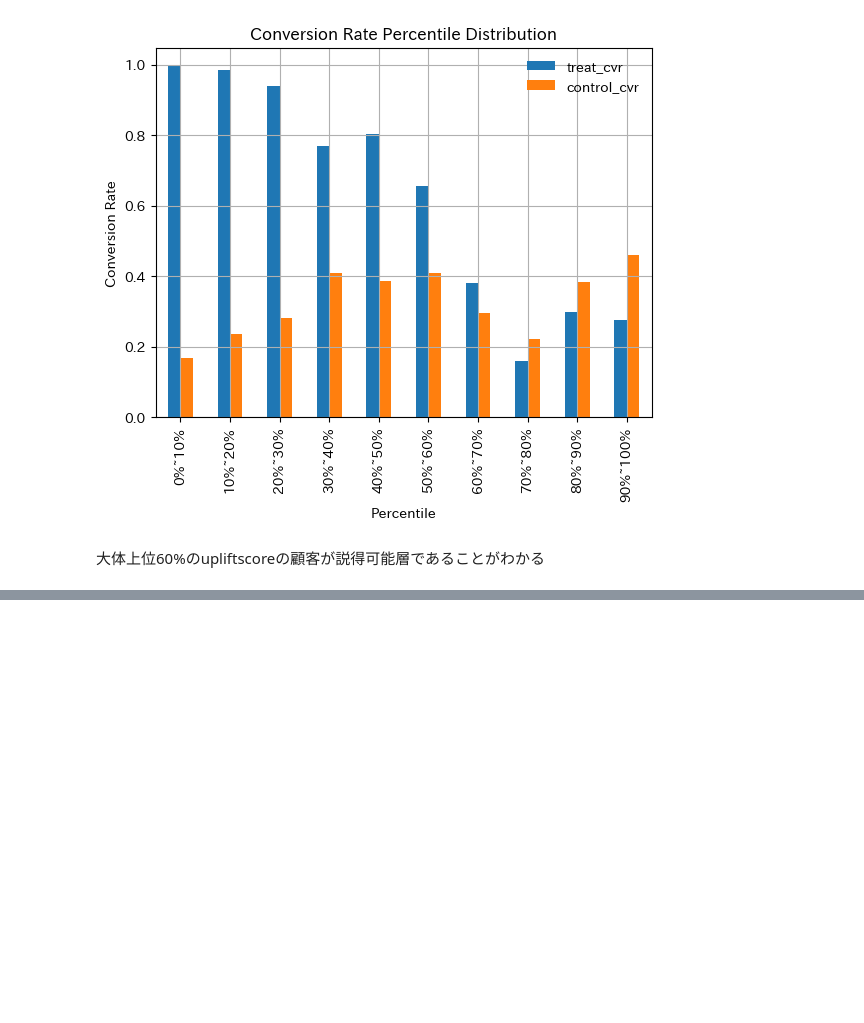
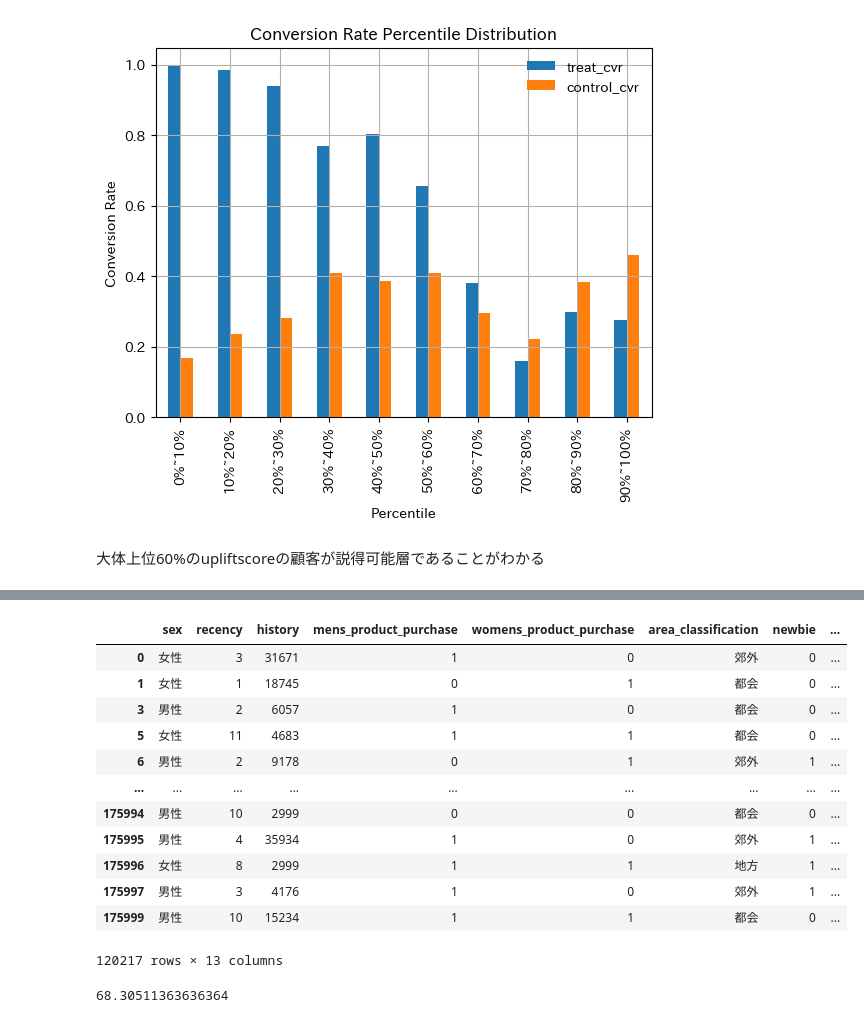
Before and after one commit to Lisankk/Dirisl_Phase2_PJT, a Jupyter notebook: calculate_auuc_ipynb_のコピー.ipynb, the cells around one changed output, grey strips where cells are left out. Drawn from its saved outputs; the diff is of its cells as text; code cells hidden in the pictures; blank space fills up the shorter version.

```diff
--- a/calculate_auuc_ipynb_のコピー.ipynb
+++ b/calculate_auuc_ipynb_のコピー.ipynb
@@ -448,0 +602,22 @@ plt.show()
+# %%
+df_all_result_plus = df_all_result[df_all_result["uplift_score"] > 0]
+df_all_result_plus
+# %% [output]
+|  | sex | recency | history | mens_product_purchase | womens_product_purchase | area_classification | newbie | ... |
+| 0 | 女性 | 3 | 31671 | 1 | 0 | 郊外 | 0 | ... |
+| 1 | 女性 | 1 | 18745 | 0 | 1 | 都会 | 0 | ... |
+| 3 | 男性 | 2 | 6057 | 1 | 0 | 都会 | 0 | ... |
+| 5 | 女性 | 11 | 4683 | 1 | 1 | 都会 | 0 | ... |
+| 6 | 男性 | 2 | 9178 | 0 | 1 | 郊外 | 1 | ... |
+| ... | ... | ... | ... | ... | ... | ... | ... | ... |
+| 175994 | 男性 | 10 | 2999 | 0 | 0 | 都会 | 0 | ... |
+| 175995 | 男性 | 4 | 35934 | 1 | 0 | 郊外 | 1 | ... |
+| 175996 | 女性 | 8 | 2999 | 1 | 1 | 地方 | 1 | ... |
+| 175997 | 男性 | 3 | 4176 | 1 | 0 | 郊外 | 1 | ... |
+| 175999 | 男性 | 10 | 15234 | 1 | 1 | 都会 | 0 | ... |
+120217 rows × 13 columns
+# %%
+#全体の68%に向けてクーポンを配布する
+100*120217/176000
+# %% [output]
+68.30511363636364
```
Also changed, not shown: parts of 21 cells of this notebook.
